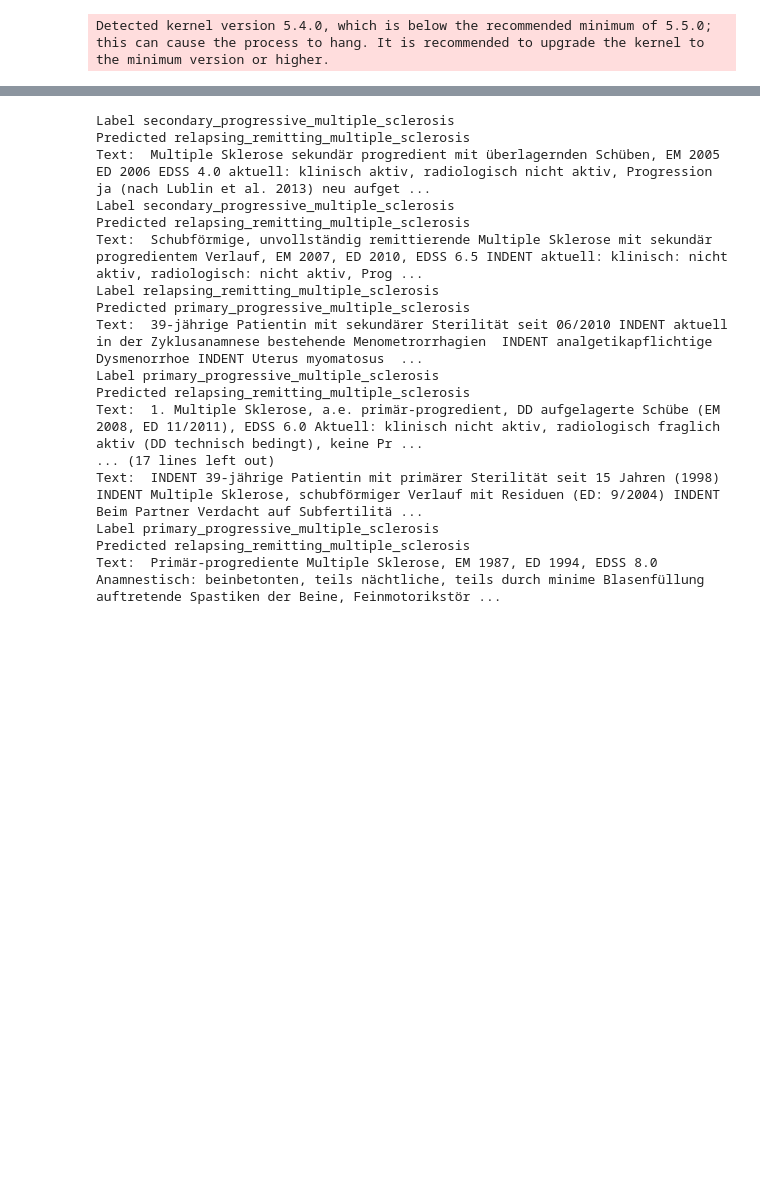
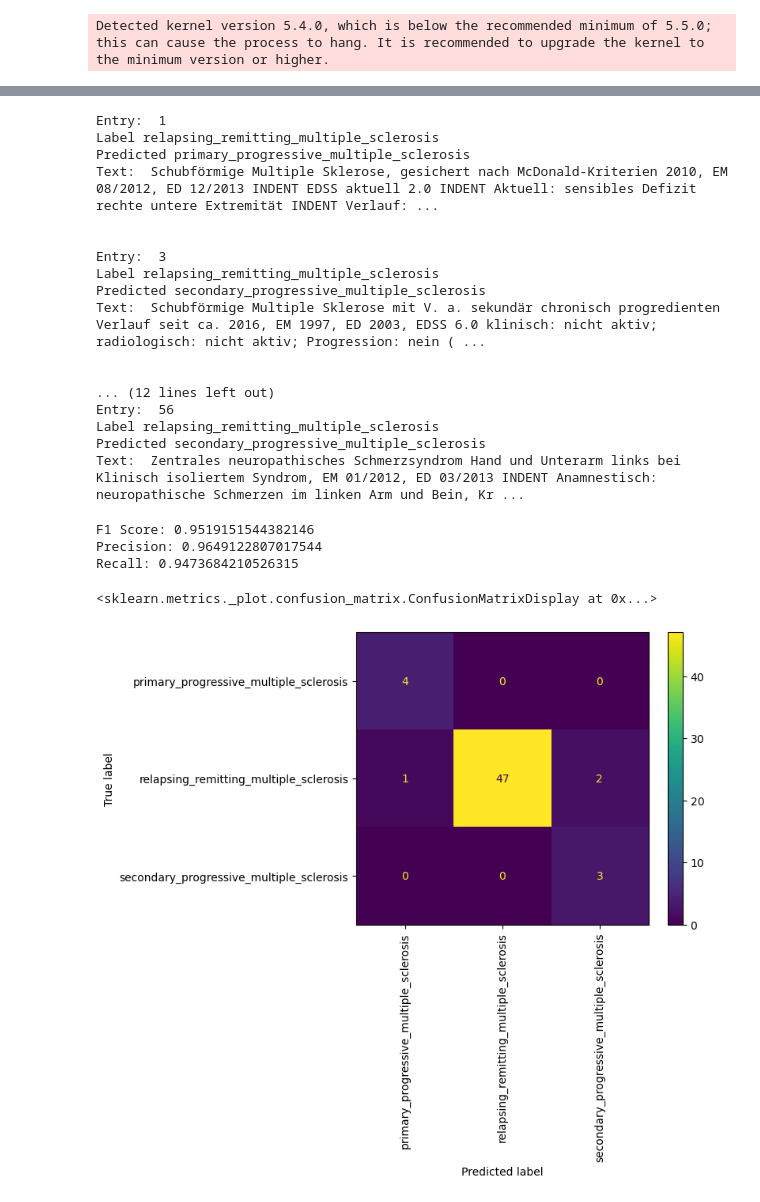
Before and after one commit to maregli/inf-extr, a Jupyter notebook: notebooks/ms-prediction/medBERT_train.ipynb, the cells around one changed output, grey strips where cells are left out. Drawn from its saved outputs; the diff is of its cells as text; code cells hidden in the pictures; blank space fills up the shorter version.

```diff
--- a/notebooks/ms-prediction/medBERT_train.ipynb
+++ b/notebooks/ms-prediction/medBERT_train.ipynb
@@ -21,14 +22,25 @@ import tqdm
 import evaluate
 
 from sklearn.metrics import f1_score, precision_score, recall_score, ConfusionMatrixDisplay
+# %%
+generated_ppms = pd.read_csv(paths.DATA_PATH_PREPROCESSED/'ms-diag/artificial_ppms.csv')
+generated_ppms["labels"] = 'primary_progressive_multiple_sclerosis'
+generated_spms = pd.read_csv(paths.DATA_PATH_PREPROCESSED/'ms-diag/artificial_spms.csv')
+generated_spms["labels"] = 'secondary_progressive_multiple_sclerosis'
+generated_samples = pd.concat([generated_ppms, generated_spms])
+generated_samples = generated_samples[["0", "labels"]].rename(columns = {"0":"text"})
+generated_samples = Dataset.from_pandas(generated_samples).remove_columns('__index_level_0__')
 # %%
 # Load data
 data_files = {"train": "ms-diag_clean_train.csv", "validation": "ms-diag_clean_val.csv", "test": "ms-diag_clean_test.csv"}
 df = load_dataset(os.path.join(paths.DATA_PATH_PREPROCESSED,'ms-diag'), data_files = data_files)
+df["train"] = concatenate_datasets([generated_samples, df["train"]])
 
 # Number of labels
 num_labels = len(set(df['train']['labels']))
 
 # Label to id
-label2id = {label: i for i, label in enumerate(set(df['train']['labels']))}
-id2label = {i: label for i, label in enumerate(set(df['train']['labels']))}
+label2id = {'primary_progressive_multiple_sclerosis': 0,
+            'relapsing_remitting_multiple_sclerosis': 1,
+            'secondary_progressive_multiple_sclerosis': 2}
+id2label = {v:k for k,v in label2id.items()}
@@ -90,7 +95,7 @@ def prepare_data(data):
 dataset = df.map(prepare_data, batched=True, remove_columns=['rid', 'text', 'date'], batch_size=512)
 # %%
 # Training arguments
-EPOCHS = 15
+EPOCHS = 12
 BATCH_SIZE = 16
 TRAIN_STEPS = EPOCHS * len(dataset['train']) // BATCH_SIZE
 
@@ -106,7 +111,7 @@ test_loader = DataLoader(dataset['test'], batch_size=BATCH_SIZE, collate_fn=coll
 accelerator = Accelerator(mixed_precision='fp16')
 
 # Optimizer and scheduler
-optim = AdamW(model.parameters(), lr=1e-6)
+optim = AdamW(model.parameters(), lr=1e-4)
 lr_scheduler = get_scheduler(
     "linear",
     optim,
@@ -145,7 +150,8 @@ for epoch in range(EPOCHS):
     for batch in train_loader:
         optim.zero_grad()
         outputs = model(**batch)
-        loss = loss_fun(outputs.logits, batch['labels'])
+        # loss = loss_fun(outputs.logits, batch['labels'])
+        loss = outputs.loss
         accelerator.backward(loss)
         optim.step()
         lr_scheduler.step()
@@ -226,24 +231,48 @@ import pandas as pd
 df_test = pd.read_csv(os.path.join(paths.DATA_PATH_PREPROCESSED,'ms-diag/ms-diag_clean_test.csv'))
 for i, label in enumerate(labels):
     if label != predictions[i]:
+        print("Entry: ", i)
         print("Label", id2label[label])
         print("Predicted", id2label[predictions[i]])
         print("Text: ", df_test.iloc[i]["text"])
+        print("\n")
 # %% [output]
-Label secondary_progressive_multiple_sclerosis
-Predicted relapsing_remitting_multiple_sclerosis
-Text:  Multiple Sklerose sekundär progredient mit überlagernden Schüben, EM 2005 ED 2006 EDSS 4.0 aktuell: klinisch aktiv, radiologisch nicht aktiv, Progression ja (nach Lublin et al. 2013) neu aufget ...
-Label secondary_progressive_multiple_sclerosis
-Predicted relapsing_remitting_multiple_sclerosis
-Text:  Schubförmige, unvollständig remittierende Multiple Sklerose mit sekundär progredientem Verlauf, EM 2007, ED 2010, EDSS 6.5 INDENT aktuell: klinisch: nicht aktiv, radiologisch: nicht aktiv, Prog ...
+Entry:  1
 Label relapsing_remitting_multiple_sclerosis
 Predicted primary_progressive_multiple_sclerosis
-Text:  39-jährige Patientin mit sekundärer Sterilität seit 06/2010 INDENT aktuell in der Zyklusanamnese bestehende Menometrorrhagien  INDENT analgetikapflichtige Dysmenorrhoe INDENT Uterus myomatosus  ...
-Label primary_progressive_multiple_sclerosis
-Predicted relapsing_remitting_multiple_sclerosis
-Text:  1. Multiple Sklerose, a.e. primär-progredient, DD aufgelagerte Schübe (EM 2008, ED 11/2011), EDSS 6.0 Aktuell: klinisch nicht aktiv, radiologisch fraglich aktiv (DD technisch bedingt), keine Pr ...
-... (17 lines left out)
-Text:  INDENT 39-jährige Patientin mit primärer Sterilität seit 15 Jahren (1998) INDENT Multiple Sklerose, schubförmiger Verlauf mit Residuen (ED: 9/2004) INDENT Beim Partner Verdacht auf Subfertilitä ...
-Label primary_progressive_multiple_sclerosis
-Predicted relapsing_remitting_multiple_sclerosis
-Text:  Primär-progrediente Multiple Sklerose, EM 1987, ED 1994, EDSS 8.0 Anamnestisch: beinbetonten, teils nächtliche, teils durch minime Blasenfüllung auftretende Spastiken der Beine, Feinmotorikstör ...
+Text:  Schubförmige Multiple Sklerose, gesichert nach McDonald-Kriterien 2010, EM 08/2012, ED 12/2013 INDENT EDSS aktuell 2.0 INDENT Aktuell: sensibles Defizit rechte untere Extremität INDENT Verlauf: ...
+
+
+Entry:  3
+Label relapsing_remitting_multiple_sclerosis
+Predicted secondary_progressive_multiple_sclerosis
+Text:  Schubförmige Multiple Sklerose mit V. a. sekundär chronisch progredienten Verlauf seit ca. 2016, EM 1997, ED 2003, EDSS 6.0 klinisch: nicht aktiv; radiologisch: nicht aktiv; Progression: nein ( ...
+
+
+... (12 lines left out)
+Entry:  56
+Label relapsing_remitting_multiple_sclerosis
+Predicted secondary_progressive_multiple_sclerosis
+Text:  Zentrales neuropathisches Schmerzsyndrom Hand und Unterarm links bei Klinisch isoliertem Syndrom, EM 01/2012, ED 03/2013 INDENT Anamnestisch: neuropathische Schmerzen im linken Arm und Bein, Kr ...
+# %%
+# Entry 3 is both RRMS and SPMS (so correct classification) and entry 56 is not MS
+# Entries to be removed
+entries_to_remove = [3, 56]
+
+# Create a new list without the specified entries
+predictions_corrected = [x for i, x in enumerate(predictions) if i not in entries_to_remove]
+labels_corrected = [x for i, x in enumerate(labels) if i not in entries_to_remove]
+
+from sklearn.metrics import f1_score, precision_score, recall_score, ConfusionMatrixDisplay
+# f1 score, precision, recall
+print(f"F1 Score: {f1_score(labels_corrected, predictions_corrected, average='weighted')}")
+print(f"Precision: {precision_score(labels_corrected, predictions_corrected, average='weighted')}")
+print(f"Recall: {recall_score(labels_corrected, predictions_corrected, average='weighted')}")
+# Confusion matrix
+ConfusionMatrixDisplay.from_predictions(labels_corrected, predictions_corrected, display_labels=list(id2label.values()), xticks_rotation='vertical')
+# %% [output]
+F1 Score: 0.9519151544382146
+Precision: 0.9649122807017544
+Recall: 0.9473684210526315
+<sklearn.metrics._plot.confusion_matrix.ConfusionMatrixDisplay at 0x...>
+[figure, added]
```
Also changed, not shown: parts of 8 cells of this notebook, 4 other files.
